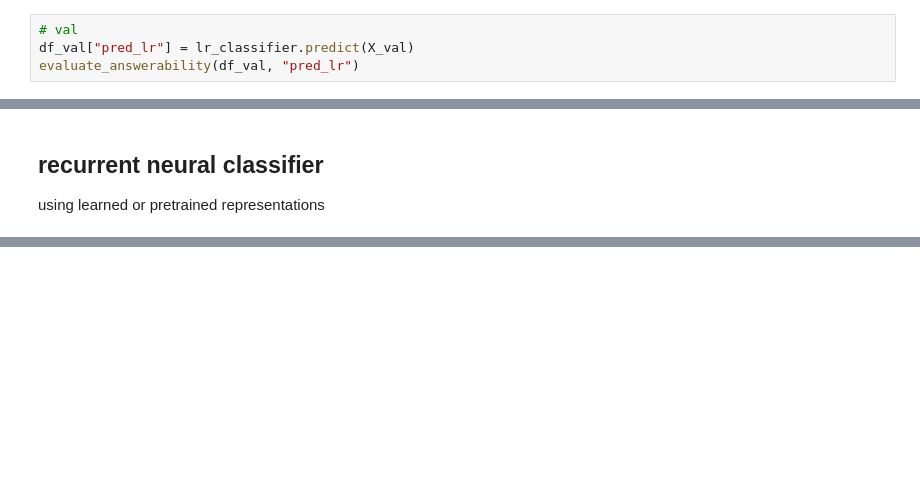
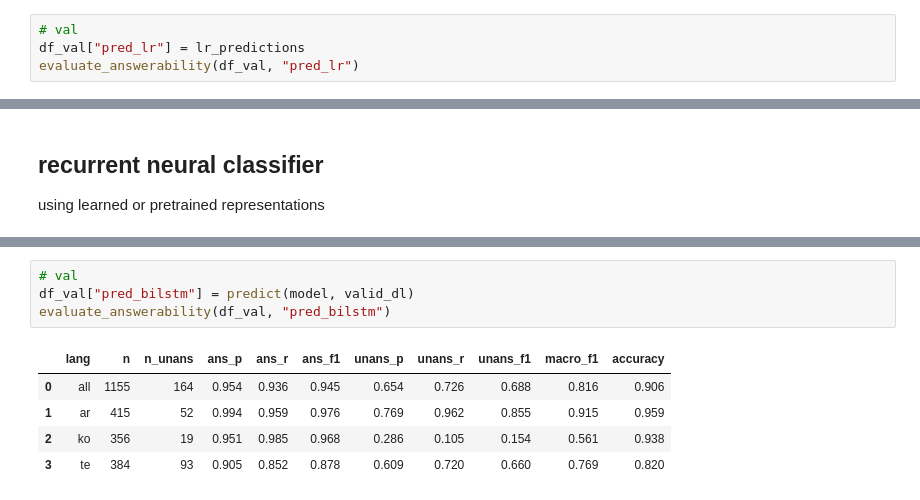
Before and after one commit to Legenden84/msc-nlp-2026, a Jupyter notebook: project_notebooks/nlp_project_w39.ipynb, the cells around one changed output, grey strips where cells are left out. Saved outputs shown, nothing was run; the diff lists cells and outputs as text; blank space fills up the shorter version.

```diff
--- a/project_notebooks/nlp_project_w39.ipynb
+++ b/project_notebooks/nlp_project_w39.ipynb
@@ -173,7 +204,7 @@ evaluate_answerability(df_train, "pred_lr")
 | 3 | te | 1355 | 45 | 1.0 | 0.995 | 0.997 | 0.865 | 1.0 | 0.928 | 0.963 | 0.995 |
 # %%
 # val
-df_val["pred_lr"] = lr_classifier.predict(X_val)
+df_val["pred_lr"] = lr_predictions
 evaluate_answerability(df_val, "pred_lr")
 # %% [output]
 |  | lang | n | n_unans | ans_p | ans_r | ans_f1 | unans_p | unans_r | unans_f1 | macro_f1 | accuracy |
@@ -299,0 +623,10 @@ embedding matrix: (31044, 768)
+# %%
+# val
+df_val["pred_bilstm"] = predict(model, valid_dl)
+evaluate_answerability(df_val, "pred_bilstm")
+# %% [output]
+|  | lang | n | n_unans | ans_p | ans_r | ans_f1 | unans_p | unans_r | unans_f1 | macro_f1 | accuracy |
+| 0 | all | 1155 | 164 | 0.954 | 0.936 | 0.945 | 0.654 | 0.726 | 0.688 | 0.816 | 0.906 |
+| 1 | ar | 415 | 52 | 0.994 | 0.959 | 0.976 | 0.769 | 0.962 | 0.855 | 0.915 | 0.959 |
+| 2 | ko | 356 | 19 | 0.951 | 0.985 | 0.968 | 0.286 | 0.105 | 0.154 | 0.561 | 0.938 |
+| 3 | te | 384 | 93 | 0.905 | 0.852 | 0.878 | 0.609 | 0.720 | 0.660 | 0.769 | 0.820 |
```
Also changed, not shown: parts of 44 cells of this notebook, 1 other file.
